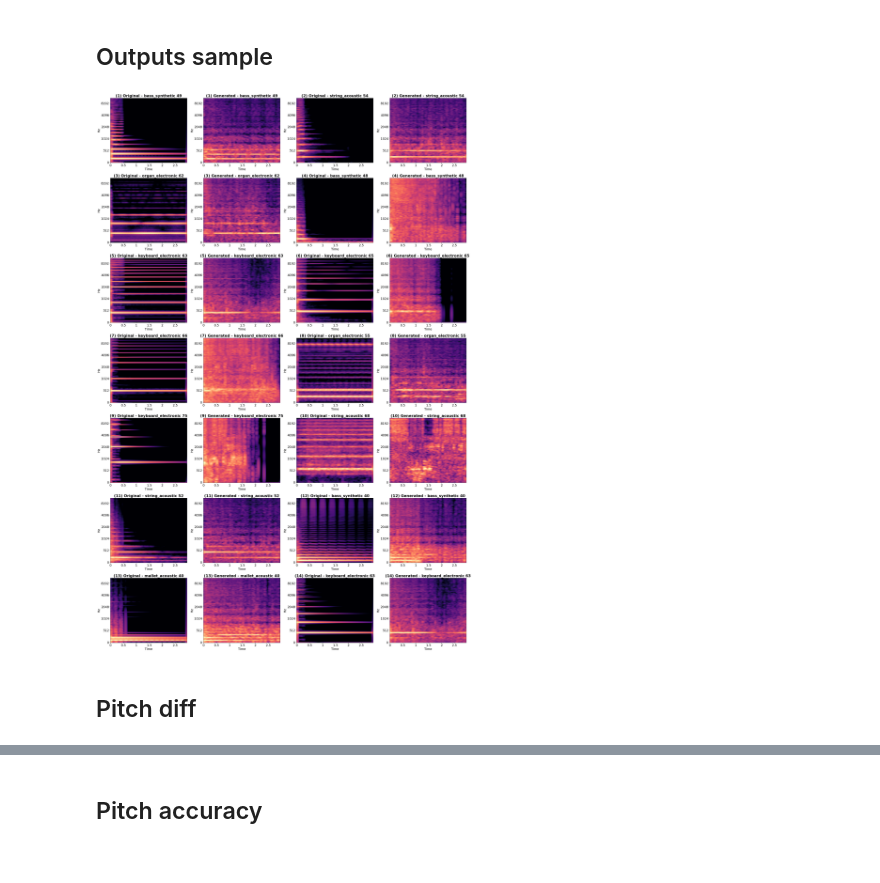
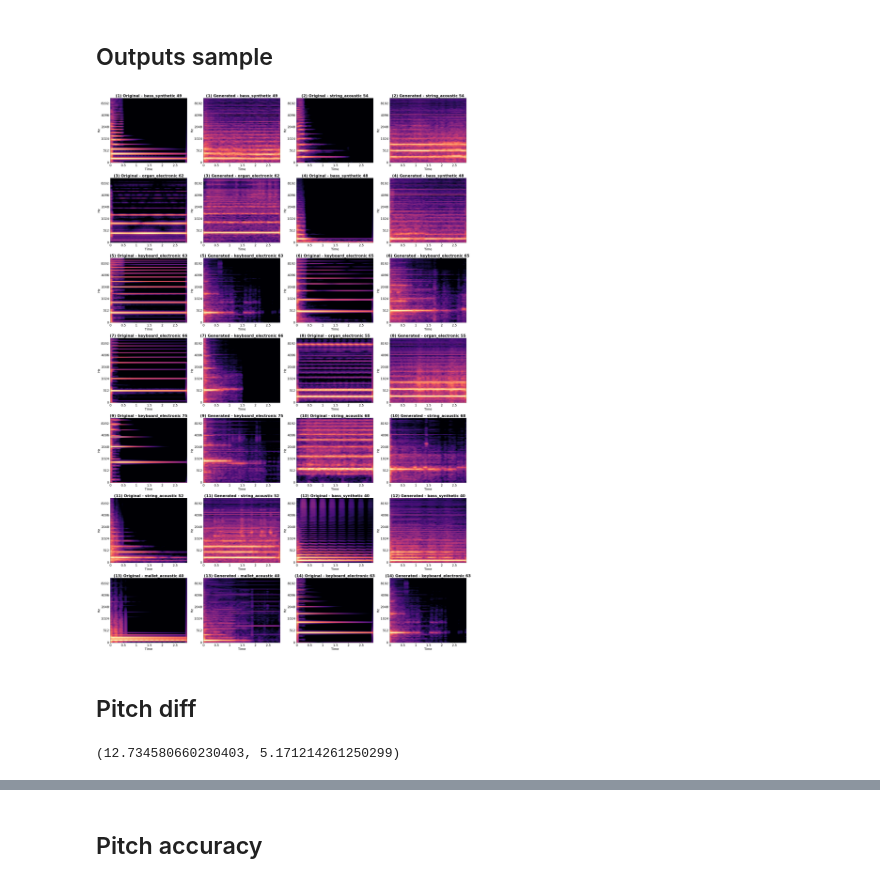
Before and after one commit to ElisaTroschka/GANs-Conditional-Audio-Synthesis, a Jupyter notebook: test_wave.ipynb, the cells around one changed output, grey strips where cells are left out. Cells and saved outputs as stored; diff of their text form; code cells hidden in the pictures.

Commit message:
unpitched wavegan run

```diff
--- a/test_wave.ipynb
+++ b/test_wave.ipynb
@@ -48,7 +52,7 @@ test_set = NSynthDataset(data_path=path,
 # %%
 gen = WaveGANGenerator(z_size, train_set.label_size, train_set.y_size, sr=sr, duration=duration).to(device)
 
-gen.load_state_dict(torch.load(f'users/adcy353/GANs-Conditional-Audio-Synthesis/models/wavegan/G_0.0001-1-876.pt'))
+gen.load_state_dict(torch.load(f'users/adcy353/GANs-Conditional-Audio-Synthesis/models/wavegan unpitched/G_0.0001-1-826.pt'))
 gen.eval()
 # %% [output]
 WaveGANGenerator(
@@ -126,31 +130,31 @@ test_set.__len__()
 # %%
 plt.rcParams.update({'font.size': 18})
 fig, ax = plt.subplots(7, 4, figsize=(30, 45))
 for a, i in enumerate(range(0, 1200, 86)):
     w, l, z, pitch = test_set.__getitem__(i)
     inst = test_set.annot.loc[test_set.fnames[i], 'instrument_class_str']
 
     label = f'{inst} {pitch.item()}'
     orig_label = f'({a+1}) Original - {label}'
     gen_label = f'({a+1}) Generated - {label}'
 
     s = gen.forward(z.unsqueeze(0).to(device), l.unsqueeze(0).to(device))
     s.to(torch.device('cpu'))
     s = s.detach().cpu()
 
     w_mel = librosa.feature.melspectrogram(y=np.array(w), sr=sr, n_fft=1024, hop_length=128, n_mels=128)
     s_mel = librosa.feature.melspectrogram(y=np.array(s), sr=sr, n_fft=1024, hop_length=128, n_mels=128)
     librosa.display.specshow(librosa.power_to_db(w_mel, ref=np.max),  y_axis='mel', x_axis='time', ax=ax.flatten()[2*a], cmap='magma')
     librosa.display.specshow(librosa.power_to_db(s_mel, ref=np.max),  y_axis='mel', x_axis='time', ax=ax.flatten()[2*a+1], cmap='magma')
     ax.flatten()[2*a].set_title(orig_label, fontdict={'fontsize':'large', 'weight':'bold'})
     ax.flatten()[2*a+1].set_title(gen_label, fontdict={'fontsize':'large', 'weight':'bold'})
     fig.tight_layout()
 
-    folder = 'users/adcy353/GANs-Conditional-Audio-Synthesis/results/wave/'
-    wavfile.write(f'{folder}{orig_label}.wav', sr, np.array(w).astype(np.float32))
-    wavfile.write(f'{folder}{gen_label}.wav', sr, np.array(s).astype(np.float32))
+    folder = 'users/adcy353/GANs-Conditional-Audio-Synthesis/results/wave unpitched/'
+    wavfile.write(f'{folder}{orig_label}-u.wav', sr, np.array(w).astype(np.float32))
+    wavfile.write(f'{folder}{gen_label}-u.wav', sr, np.array(s).astype(np.float32))
 # %% [output]
-[figure, old version]
+[figure, new version]
 # %%
 testloader = DataLoader(test_set, test_set.__len__(), shuffle=False)
 # %%
@@ -172,6 +176,8 @@ for data in tqdm(testloader, leave=True):
 # %%
 diffs = torch.cat(pitches_diff, dim=0)
 diffs.mean().item(), diffs.median().item()
+# %% [output]
+(12.734580660230403, 5.171214261250299)
 # %%
 x = range(int(diffs.max()) + 1)
 y1 = [(diffs <= thresh).sum().round() for thresh in x]
```
Also changed, not shown: parts of 12 cells of this notebook, 1 other file.
